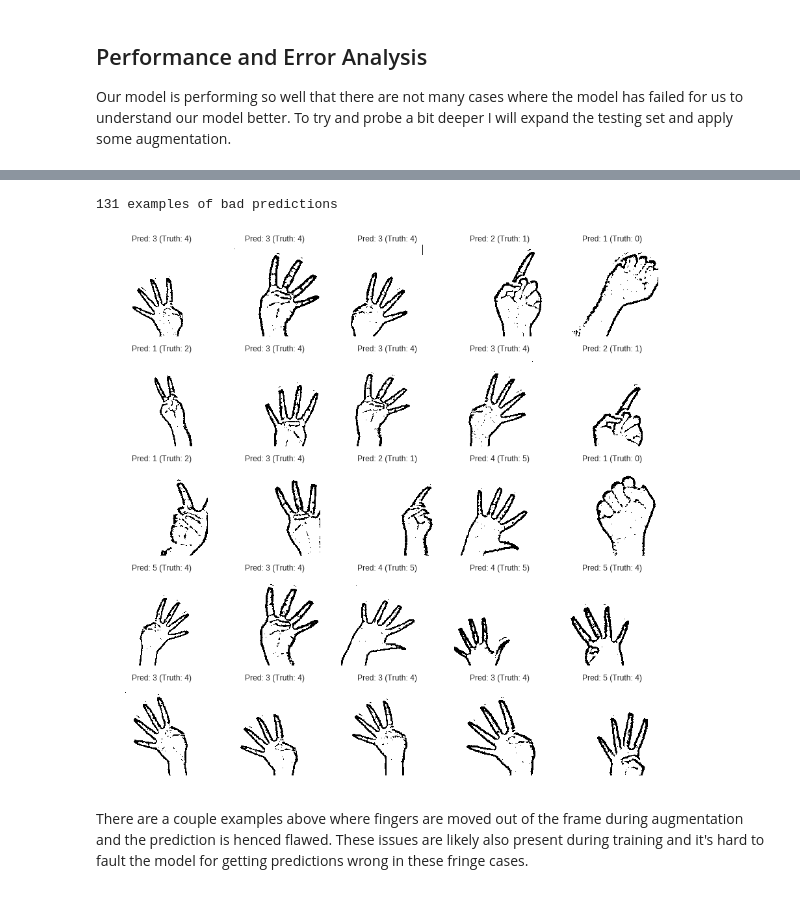
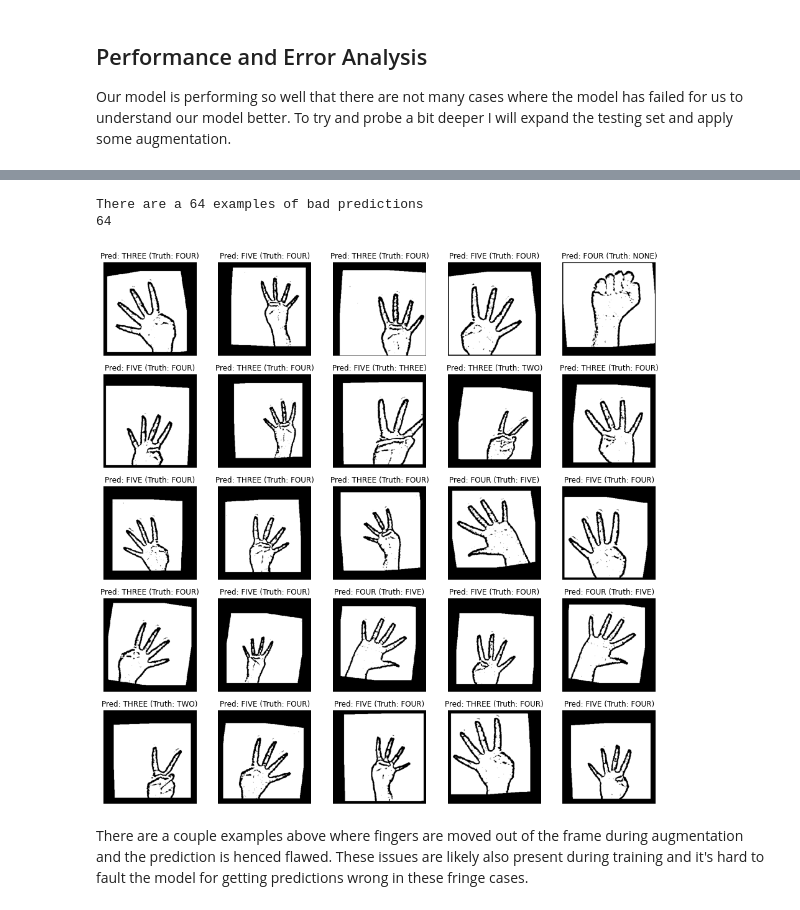
Before and after one commit to santiagonars/CNN-HowManyFingers-PyTorch, a Jupyter notebook: train-model_performance.ipynb, the cells around one changed output, grey strips where cells are left out. Drawn from its saved outputs; the diff is of its cells as text; code cells hidden in the pictures.

```diff
--- a/train-model_performance.ipynb
+++ b/train-model_performance.ipynb
@@ -431,11 +221,15 @@ CNN(
 # %%
 DATA_PATH = './images/'
 BATCH_SIZE = 128
-NUM_WORKERS = 2 # changed to 2 cores because this is been done
-
+NUM_WORKERS = 4
+# augmentations adds variations to testing test to better analyze performance
 data_transforms = {
     'test': transforms.Compose([
         transforms.Resize(300),
+        transforms.RandomRotation(10),
+        transforms.RandomAffine(degrees=0, translate=(0.1 ,0.1)),
+        transforms.RandomAffine(degrees=0, scale=(.8, 1)),
+        transforms.RandomHorizontalFlip(),
         transforms.Grayscale(),
         transforms.ToTensor(),
         transforms.Normalize((0.5,),(0.5,))
@@ -448,7 +242,6 @@ dataloaders = {x: torch.utils.data.DataLoader(image_datasets[x], batch_size=BATC
               for x in ['test']}
 
 dataset_sizes = {x: len(image_datasets[x]) for x in ['test']}
-
 class_names = image_datasets['test'].classes
-print("Number of testing images: ", len(image_datasets['test']))
+print("There are {} testing images beloging to {} classes.".format(len(image_datasets['test']), len(class_names)))
 # %% [output]
@@ -456,34 +249,45 @@ Number of testing images:  3632
 # %%
-# tracking test loss
 test_loss = 0.0
 class_correct = list(0. for i in range(6))
 class_total = list(0. for i in range(6))
+incorrect_examples, incorrect_preds, incorrect_target = [], [], []
 
-for batch_idx, (data, target) in enumerate(dataloaders['test']):
+for batch_idx, (data, target) in enumerate(dataloaders['test']): # total of 29 validation batches / 'validation steps'
     data, target = data.to(device), target.to(device) # move tensors to GPU or CPU
     output = model(data) # forward pass
     loss = criterion(output, target) # batch loss
-    test_loss += loss.item()*data.size(0) # test loss update
+    test_loss += loss.item() * data.size(0) # test loss update
     _, pred = torch.max(output, 1) # convert output probabilities to predicted class
     correct_tensor = pred.eq(target.data.view_as(pred)) # compare predictions to true label
     correct = np.squeeze(correct_tensor.numpy()) if not torch.cuda.is_available() else np.squeeze(correct_tensor.cpu().numpy())
+
     # calculate test accuracy for each object class
-    for i in range(29):
+    for i in range(len(target.data)): # number of examples per batch; all have 128, except last one has 48
         label = target.data[i]
         class_correct[label] += correct[i].item()
         class_total[label] += 1
 
-print("class_total:", class_total)
-# average test loss
+        if pred.data[i] != target.data[i]:
+            temp = data[i].permute(1, 2, 0) # converts image tensor from [C, H, W] to get [H, W, C]
+            incorrect_examples.append(temp.cpu().numpy())
+            incorrect_preds.append(pred[i].item())
+            incorrect_target.append(target[i].item())
+
+print("Number of images in each class:", class_total)
+
+# # average test loss
 # test_loss = test_loss/len(dataloaders['test'].dataset)
 # print(f'Test Loss: {round(test_loss, 6)}')
 
+# test accuracy
 for i in range(len(class_names)):
     if class_total[i] > 0:
         print(f'Test Accuracy of {class_names[i]}: {round(100*class_correct[i]/class_total[i], 2)}%')
     else:
         print(f'Test Accuracy of {class_names[i]}s: N/A (no training examples)')
 
+overall_acc = round(100. * np.sum(class_correct) / np.sum(class_total), 2)
+bad_predictions = int(np.sum(class_total) - np.sum(class_correct))
 
-print(f'Full Test Accuracy: {round(100. * np.sum(class_correct) / np.sum(class_total), 2)}% {np.sum(class_correct)} out of {np.sum(class_total)}')
+print(f'Full Test Accuracy: {overall_acc}% ----- {np.sum(class_correct)} out of {np.sum(class_total)}')
 # %% [output]
@@ -535,20 +302,19 @@ print('Testing Accuracy = %.2f%%' % (np.sum(match)*100/match.shape[0]))
-# %%
-nomatch = (y_test != y_pred)
-bad_pred = y_pred[nomatch]
-bad_true = y_test[nomatch]
-bad_img = X_test[nomatch]
-print('%d examples of bad predictions' % bad_pred.size)
-# %% [output]
-131 examples of bad predictions
-# %%
-plt.figure(figsize=(15,15))
-for i in range(min(bad_true.size,25)):
-    plt.subplot(5,5,i+1)
-    i+=75
-    plt.title('Pred: %d (Truth: %d)' % (bad_pred[i], bad_true[i]))
-    plt.axis('off')
-    plt.imshow(bad_img[i][:,:,0], cmap='gray')
-# %% [output]
-[figure, removed]
+# %%
+print("There are a {} examples of bad predictions".format(bad_predictions))
+print(len(incorrect_examples))
+# %% [output]
+There are a 64 examples of bad predictions
+64
+# %%
+# display bad predictions
+plt.figure(figsize=(16, 16))
+for idx in range(min(25,len(incorrect_examples))):
+    plt.subplot(5,5,idx+1)
+    img = incorrect_examples[idx]
+    plt.axis('off')
+    plt.title("Pred: {} (Truth: {})".format(class_names[incorrect_preds[idx]], class_names[incorrect_target[idx]]))
+    plt.imshow(img, cmap='gray')
+# %% [output]
+[figure, added]
 # %% [markdown]
 There are a couple examples above where fingers are moved out of the frame during augmentation and the prediction is henced flawed. These issues are likely also present during training and it's hard to fault the model for getting predictions wrong in these fringe cases.
```
Also changed, not shown: parts of 23 cells of this notebook.
